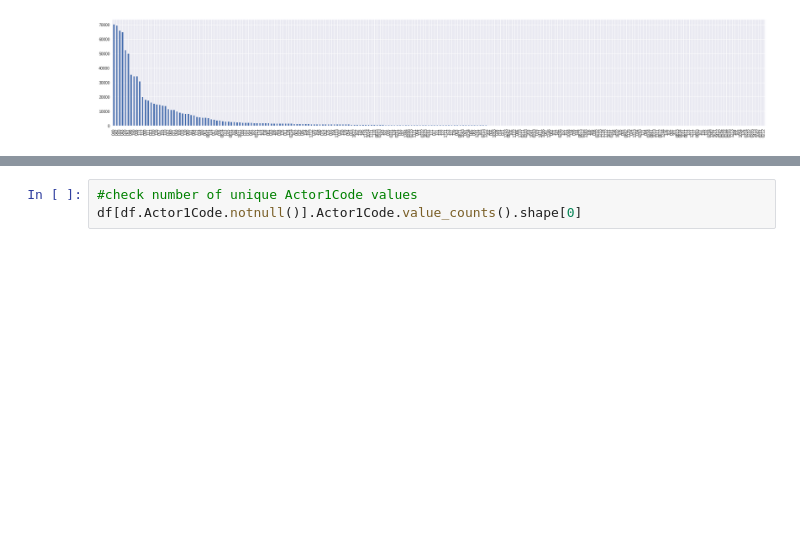
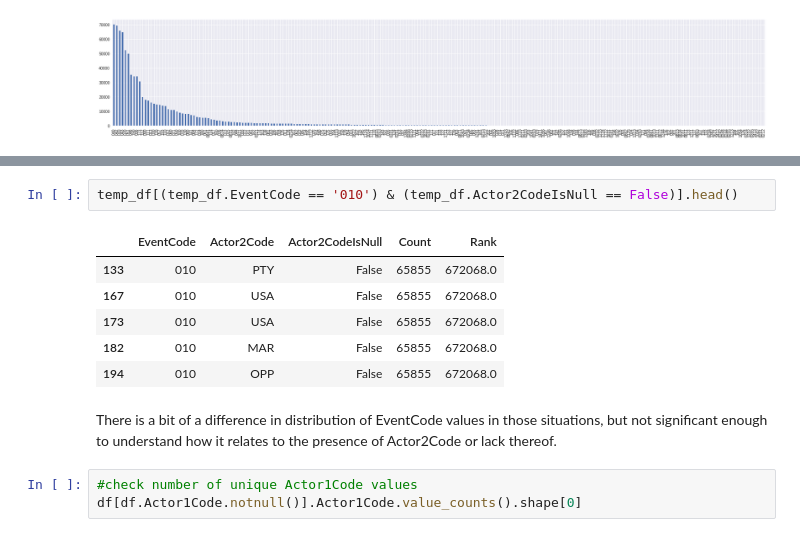
Before and after one commit to sasha-kap/Events-Analytics, a Jupyter notebook: GDELT_EDA.ipynb, the cells around one changed output, grey strips where cells are left out. Drawn from its saved outputs; the diff is of its cells as text; blank space fills up the shorter version.

```diff
--- a/GDELT_EDA.ipynb
+++ b/GDELT_EDA.ipynb
@@ -231,3 +320,14 @@ plt.show()
+# %%
+temp_df[(temp_df.EventCode == '010') & (temp_df.Actor2CodeIsNull == False)].head()
+# %% [output]
+|  | EventCode | Actor2Code | Actor2CodeIsNull | Count | Rank |
+| 133 | 010 | PTY | False | 65855 | 672068.0 |
+| 167 | 010 | USA | False | 65855 | 672068.0 |
+| 173 | 010 | USA | False | 65855 | 672068.0 |
+| 182 | 010 | MAR | False | 65855 | 672068.0 |
+| 194 | 010 | OPP | False | 65855 | 672068.0 |
+# %% [markdown]
+There is a bit of a difference in distribution of EventCode values in those situations, but not significant enough to understand how it relates to the presence of Actor2Code or lack thereof.
 # %%
 #check number of unique Actor1Code values
 df[df.Actor1Code.notnull()].Actor1Code.value_counts().shape[0]
```
Also changed, not shown: parts of 47 cells of this notebook.
